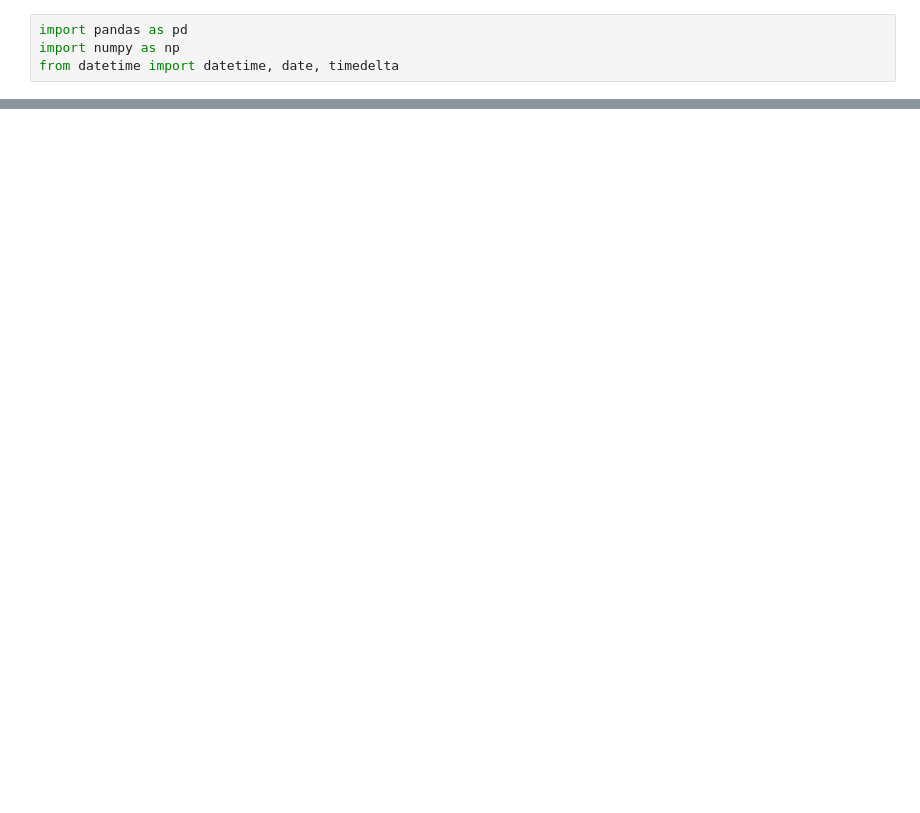
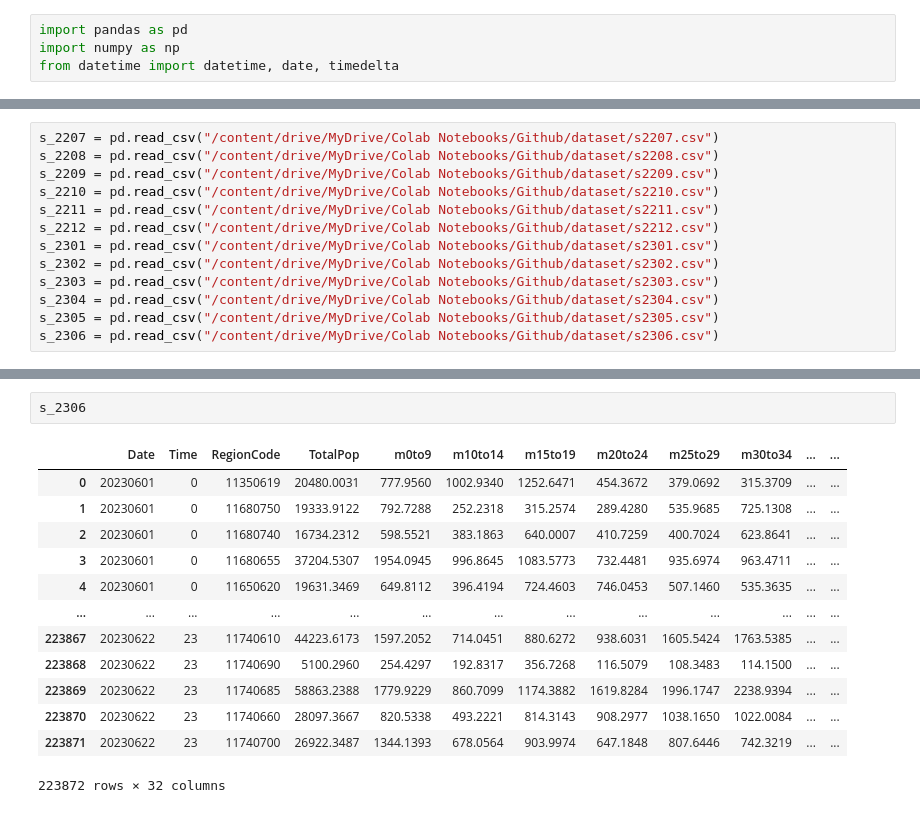
Before and after one commit to ICE-COMMA/Probono-AI, a Jupyter notebook: population.ipynb, the cells around one changed output, grey strips where cells are left out. Cells and saved outputs as stored; diff of their text form; blank space fills up the shorter version.

```diff
--- a/population.ipynb
+++ b/population.ipynb
@@ -221,0 +12,13 @@ data
+# %%
+s_2207 = pd.read_csv("/content/drive/MyDrive/Colab Notebooks/Github/dataset/s2207.csv")
+s_2208 = pd.read_csv("/content/drive/MyDrive/Colab Notebooks/Github/dataset/s2208.csv")
+s_2209 = pd.read_csv("/content/drive/MyDrive/Colab Notebooks/Github/dataset/s2209.csv")
+s_2210 = pd.read_csv("/content/drive/MyDrive/Colab Notebooks/Github/dataset/s2210.csv")
+s_2211 = pd.read_csv("/content/drive/MyDrive/Colab Notebooks/Github/dataset/s2211.csv")
+s_2212 = pd.read_csv("/content/drive/MyDrive/Colab Notebooks/Github/dataset/s2212.csv")
+s_2301 = pd.read_csv("/content/drive/MyDrive/Colab Notebooks/Github/dataset/s2301.csv")
+s_2302 = pd.read_csv("/content/drive/MyDrive/Colab Notebooks/Github/dataset/s2302.csv")
+s_2303 = pd.read_csv("/content/drive/MyDrive/Colab Notebooks/Github/dataset/s2303.csv")
+s_2304 = pd.read_csv("/content/drive/MyDrive/Colab Notebooks/Github/dataset/s2304.csv")
+s_2305 = pd.read_csv("/content/drive/MyDrive/Colab Notebooks/Github/dataset/s2305.csv")
+s_2306 = pd.read_csv("/content/drive/MyDrive/Colab Notebooks/Github/dataset/s2306.csv")
@@ -221,0 +571,16 @@ data
+# %%
+s_2306
+# %% [output]
+|  | Date | Time | RegionCode | TotalPop | m0to9 | m10to14 | m15to19 | m20to24 | m25to29 | m30to34 | ... | ... |
+| 0 | 20230601 | 0 | 11350619 | 20480.0031 | 777.9560 | 1002.9340 | 1252.6471 | 454.3672 | 379.0692 | 315.3709 | ... | ... |
+| 1 | 20230601 | 0 | 11680750 | 19333.9122 | 792.7288 | 252.2318 | 315.2574 | 289.4280 | 535.9685 | 725.1308 | ... | ... |
+| 2 | 20230601 | 0 | 11680740 | 16734.2312 | 598.5521 | 383.1863 | 640.0007 | 410.7259 | 400.7024 | 623.8641 | ... | ... |
+| 3 | 20230601 | 0 | 11680655 | 37204.5307 | 1954.0945 | 996.8645 | 1083.5773 | 732.4481 | 935.6974 | 963.4711 | ... | ... |
+| 4 | 20230601 | 0 | 11650620 | 19631.3469 | 649.8112 | 396.4194 | 724.4603 | 746.0453 | 507.1460 | 535.3635 | ... | ... |
+| ... | ... | ... | ... | ... | ... | ... | ... | ... | ... | ... | ... | ... |
+| 223867 | 20230622 | 23 | 11740610 | 44223.6173 | 1597.2052 | 714.0451 | 880.6272 | 938.6031 | 1605.5424 | 1763.5385 | ... | ... |
+| 223868 | 20230622 | 23 | 11740690 | 5100.2960 | 254.4297 | 192.8317 | 356.7268 | 116.5079 | 108.3483 | 114.1500 | ... | ... |
+| 223869 | 20230622 | 23 | 11740685 | 58863.2388 | 1779.9229 | 860.7099 | 1174.3882 | 1619.8284 | 1996.1747 | 2238.9394 | ... | ... |
+| 223870 | 20230622 | 23 | 11740660 | 28097.3667 | 820.5338 | 493.2221 | 814.3143 | 908.2977 | 1038.1650 | 1022.0084 | ... | ... |
+| 223871 | 20230622 | 23 | 11740700 | 26922.3487 | 1344.1393 | 678.0564 | 903.9974 | 647.1848 | 807.6446 | 742.3219 | ... | ... |
+223872 rows × 32 columns
```
Also changed, not shown: parts of 50 cells of this notebook, 1 other file.
